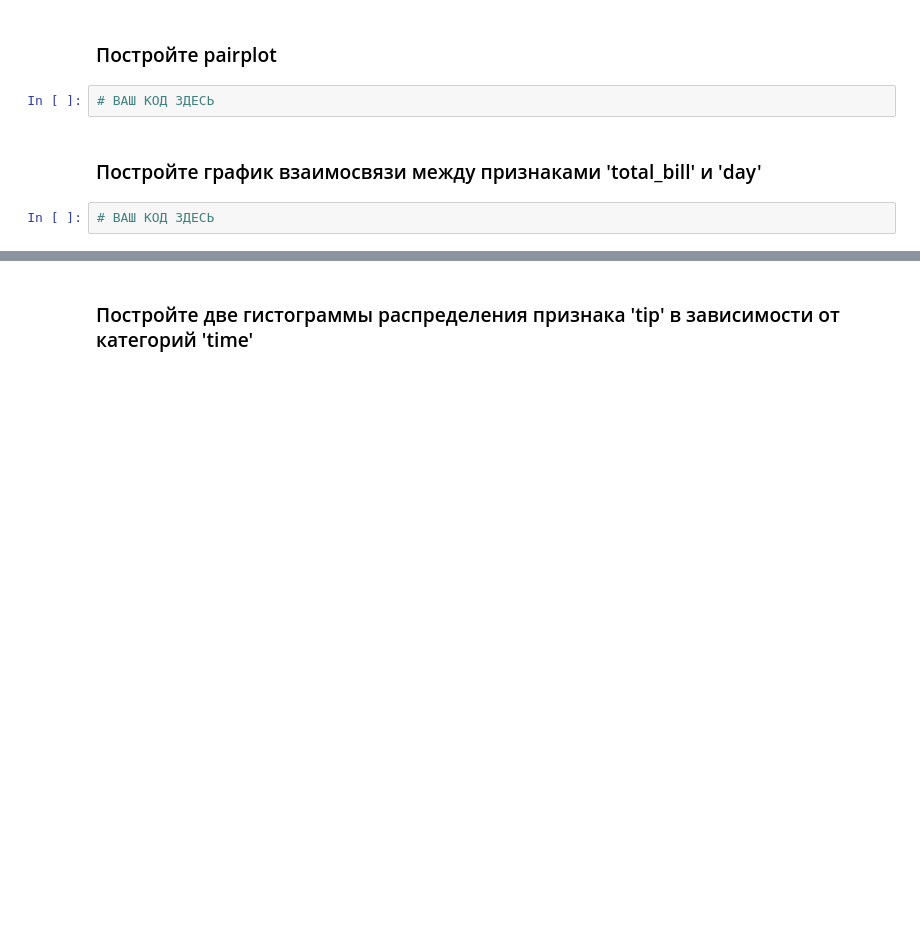
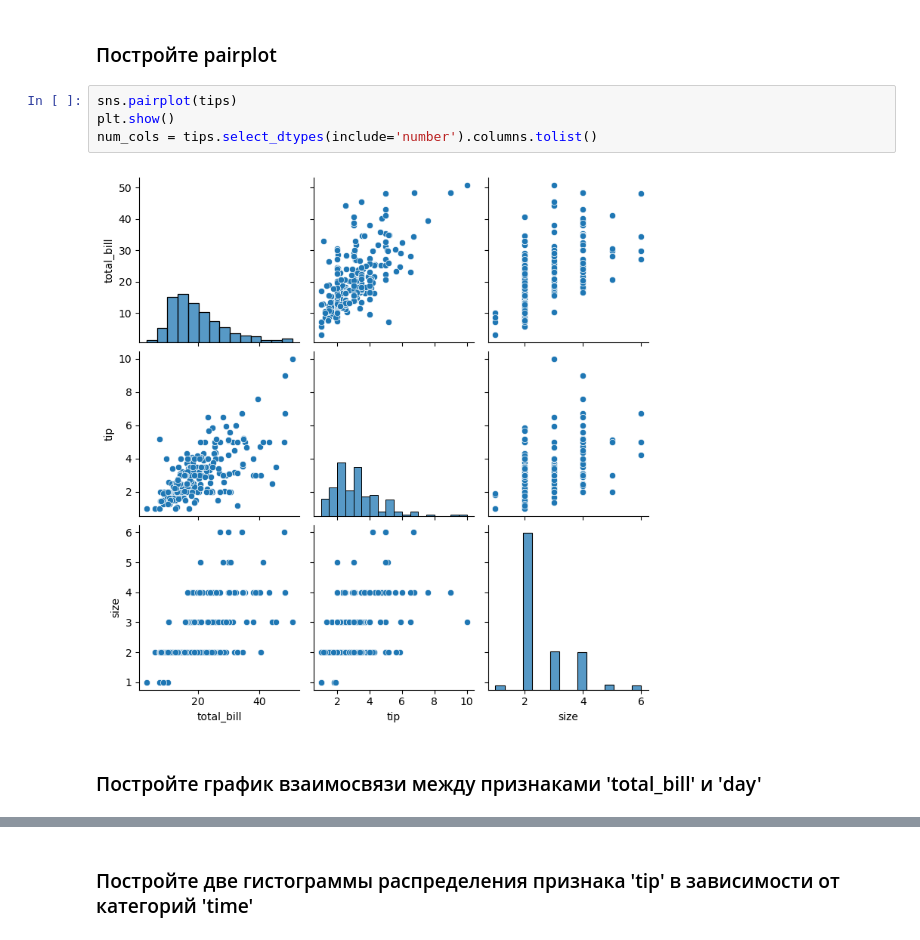
Before and after one commit to kavalex/ML-Basic, a Jupyter notebook: homework_07/homework_07.ipynb, the cells around one changed output, grey strips where cells are left out. Cells and saved outputs as stored; diff of their text form; blank space fills up the shorter version.

```diff
--- a/homework_07/homework_07.ipynb
+++ b/homework_07/homework_07.ipynb
@@ -89,8 +298,10 @@
 # %% [markdown]
 ### Постройте pairplot
-# %%
-# ВАШ КОД ЗДЕСЬ
+# %%
+sns.pairplot(tips)
+plt.show()
+num_cols = tips.select_dtypes(include='number').columns.tolist()
+# %% [output]
+[figure, added]
 # %% [markdown]
 ### Постройте график взаимосвязи между признаками 'total_bill' и 'day'
-# %%
-# ВАШ КОД ЗДЕСЬ
```
Also changed, not shown: parts of 66 cells of this notebook.
